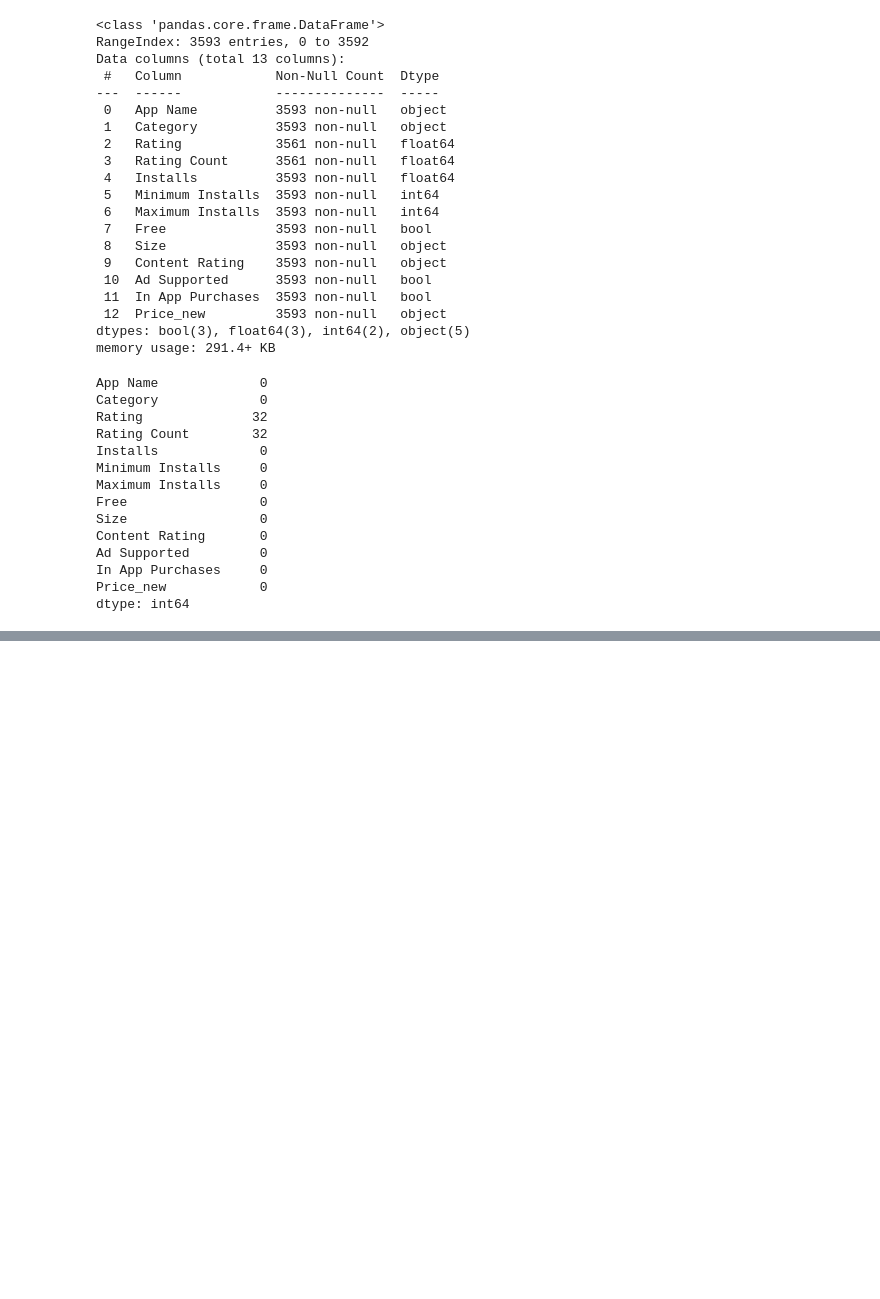
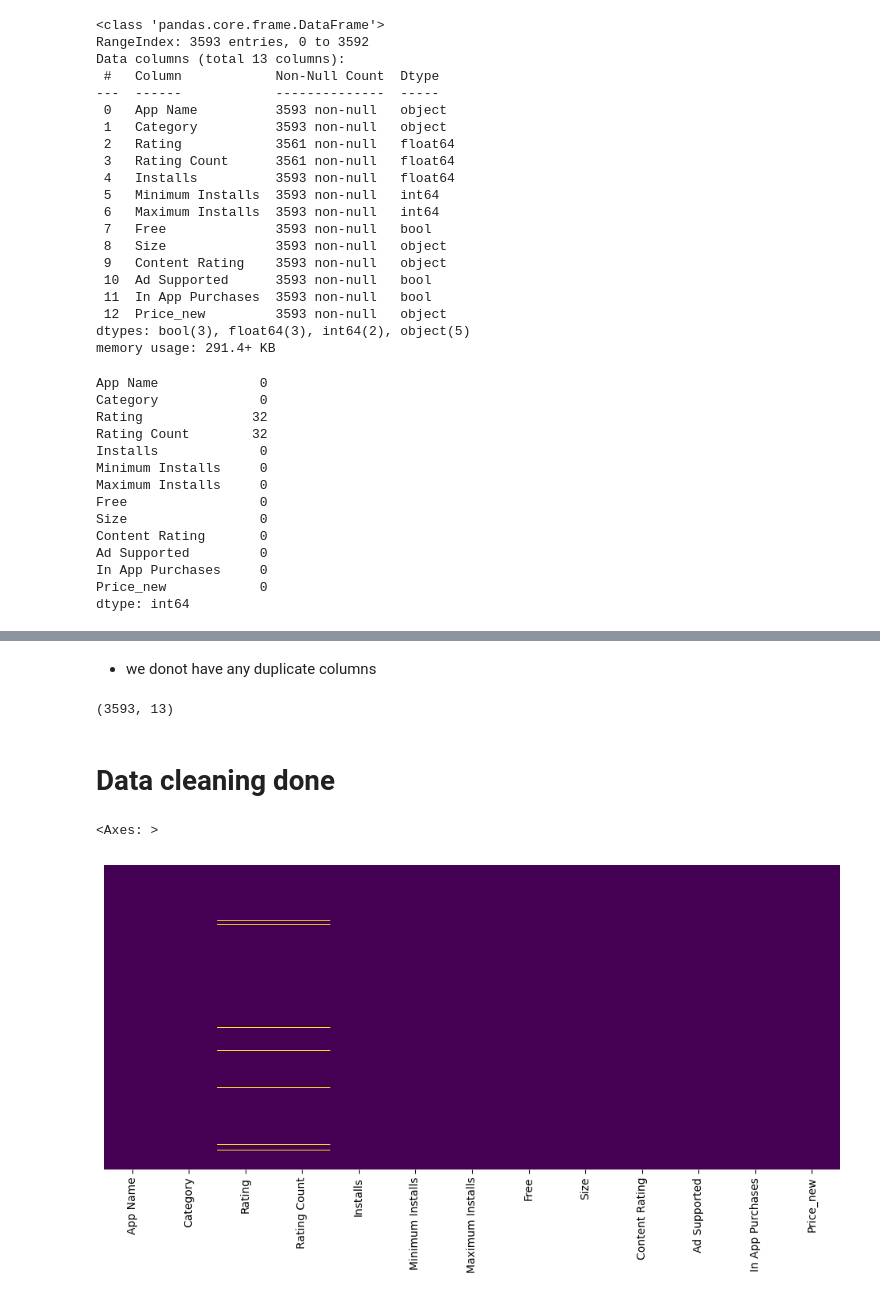
Before and after one commit to QuratulAin20/Hello-world-project, a Jupyter notebook: EDA_ASSIGNMENT.ipynb, the cells around one changed output, grey strips where cells are left out. Saved outputs shown, nothing was run; the diff lists cells and outputs as text; code cells hidden in the pictures; blank space fills up the shorter version.

```diff
--- a/EDA_ASSIGNMENT.ipynb
+++ b/EDA_ASSIGNMENT.ipynb
@@ -562,3 +562,5 @@ Ad Supported         0
 In App Purchases     0
 Price_new            0
 dtype: int64
+# %%
+df1 = df1.drop_duplicates()
@@ -564,0 +619,8 @@ dtype: int64
+# %% [markdown]
+- we donot have any duplicate columns
+# %%
+df1.shape
+# %% [output]
+(3593, 13)
+# %% [markdown]
+# Data cleaning done
@@ -564,0 +629,8 @@ dtype: int64
+# %%
+# plotting the null values using Heat map
+plt.figure(figsize=(12, 5))
+#plot the null values in each column
+sns.heatmap(df1.isnull(), yticklabels=False, cbar=False, cmap='viridis')
+# %% [output]
+<Axes: >
+[figure, added]
```
Also changed, not shown: parts of 12 cells of this notebook.
